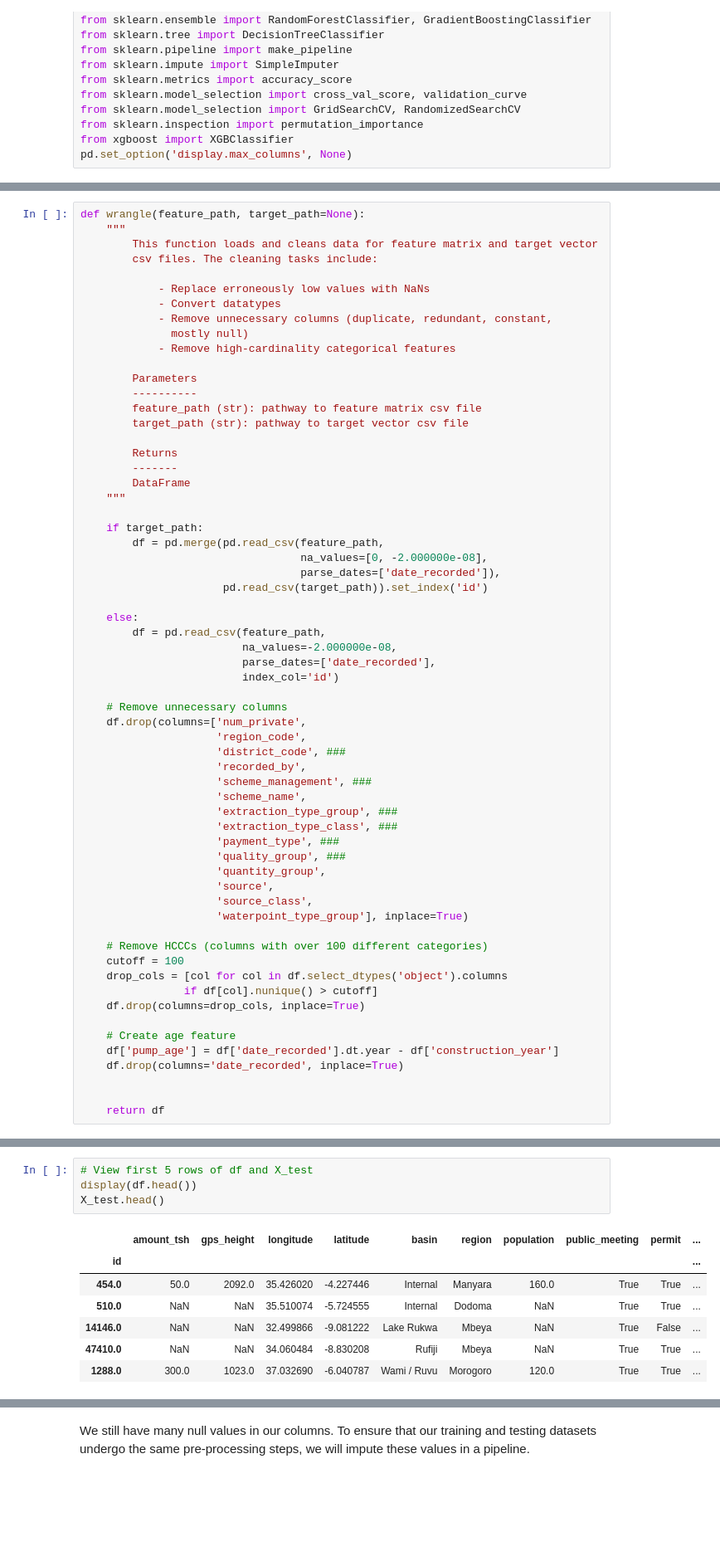
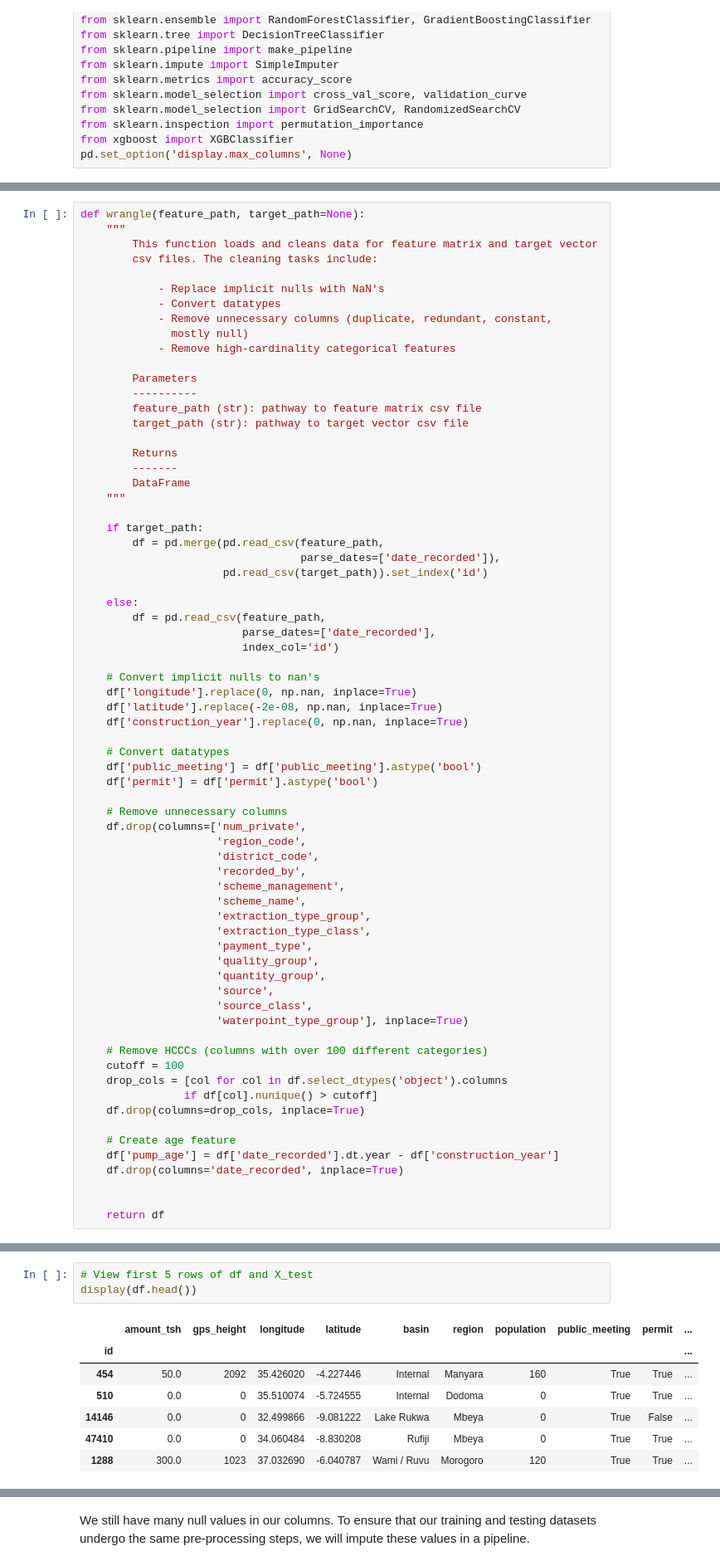
Before and after one commit to ErinNC/Tanzania-Water-Pumps, a Jupyter notebook: Tanzania_Water_Pump_ML_Analysis.ipynb, the cells around one changed output, grey strips where cells are left out. Shown: that part at 83% size. Drawn from its saved outputs; the diff is of its cells as text; blank space fills up the shorter version.

```diff
--- a/Tanzania_Water_Pump_ML_Analysis.ipynb
+++ b/Tanzania_Water_Pump_ML_Analysis.ipynb
@@ -38,7 +38,7 @@ def wrangle(feature_path, target_path=None):
         This function loads and cleans data for feature matrix and target vector
         csv files. The cleaning tasks include:
 
-            - Replace erroneously low values with NaNs
+            - Replace implicit nulls with NaN's
             - Convert datatypes
             - Remove unnecessary columns (duplicate, redundant, constant,
               mostly null)
@@ -56,27 +56,34 @@ def wrangle(feature_path, target_path=None):
 
     if target_path:
         df = pd.merge(pd.read_csv(feature_path,
-                                  na_values=[0, -2.000000e-08],
                                   parse_dates=['date_recorded']),
                       pd.read_csv(target_path)).set_index('id')
 
     else:
         df = pd.read_csv(feature_path,
-                         na_values=-2.000000e-08,
                          parse_dates=['date_recorded'],
                          index_col='id')
+
+    # Convert implicit nulls to nan's
+    df['longitude'].replace(0, np.nan, inplace=True)
+    df['latitude'].replace(-2e-08, np.nan, inplace=True)
+    df['construction_year'].replace(0, np.nan, inplace=True)
+
+    # Convert datatypes
+    df['public_meeting'] = df['public_meeting'].astype('bool')
+    df['permit'] = df['permit'].astype('bool')
 
     # Remove unnecessary columns
     df.drop(columns=['num_private',
                      'region_code',
-                     'district_code', ###
+                     'district_code',
                      'recorded_by',
-                     'scheme_management', ###
+                     'scheme_management',
                      'scheme_name',
-                     'extraction_type_group', ###
-                     'extraction_type_class', ###
-                     'payment_type', ###
-                     'quality_group', ###
+                     'extraction_type_group',
+                     'extraction_type_class',
+                     'payment_type',
+                     'quality_group',
                      'quantity_group',
                      'source',
                      'source_class',
@@ -103,12 +110,11 @@ X_test = wrangle(feature_path='test_features.csv')
 # %%
 # View first 5 rows of df and X_test
 display(df.head())
-X_test.head()
 # %% [output]
 |  | amount_tsh | gps_height | longitude | latitude | basin | region | population | public_meeting | permit | ... |
 | id |  |  |  |  |  |  |  |  |  | ... |
-| 454.0 | 50.0 | 2092.0 | 35.426020 | -4.227446 | Internal | Manyara | 160.0 | True | True | ... |
-| 510.0 | NaN | NaN | 35.510074 | -5.724555 | Internal | Dodoma | NaN | True | True | ... |
-| 14146.0 | NaN | NaN | 32.499866 | -9.081222 | Lake Rukwa | Mbeya | NaN | True | False | ... |
-| 47410.0 | NaN | NaN | 34.060484 | -8.830208 | Rufiji | Mbeya | NaN | True | True | ... |
-| 1288.0 | 300.0 | 1023.0 | 37.032690 | -6.040787 | Wami / Ruvu | Morogoro | 120.0 | True | True | ... |
+| 454 | 50.0 | 2092 | 35.426020 | -4.227446 | Internal | Manyara | 160 | True | True | ... |
+| 510 | 0.0 | 0 | 35.510074 | -5.724555 | Internal | Dodoma | 0 | True | True | ... |
+| 14146 | 0.0 | 0 | 32.499866 | -9.081222 | Lake Rukwa | Mbeya | 0 | True | False | ... |
+| 47410 | 0.0 | 0 | 34.060484 | -8.830208 | Rufiji | Mbeya | 0 | True | True | ... |
+| 1288 | 300.0 | 1023 | 37.032690 | -6.040787 | Wami / Ruvu | Morogoro | 120 | True | True | ... |
```
Also changed, not shown: parts of 20 cells of this notebook, 2 other files.
